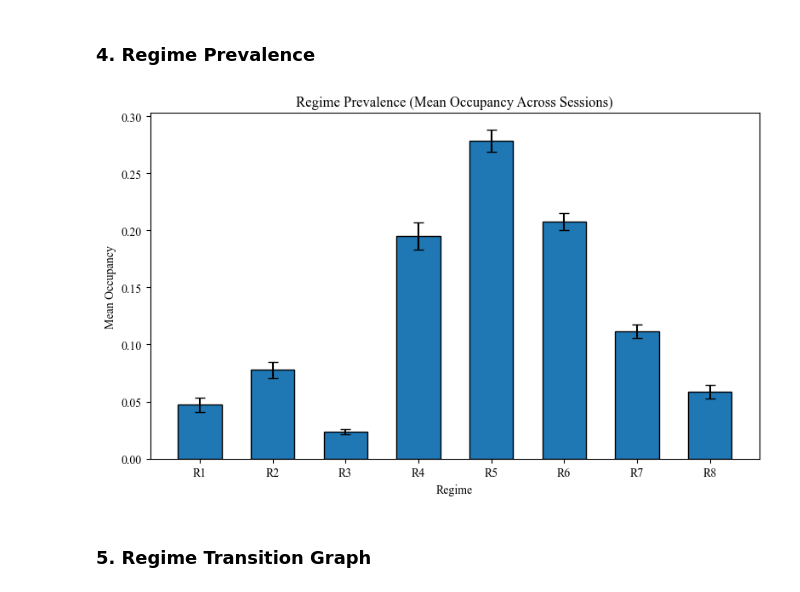
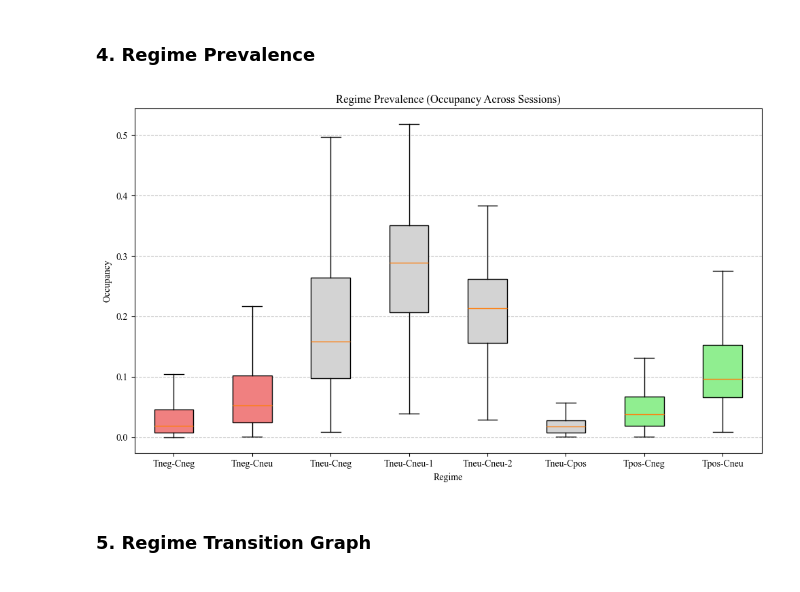
Before and after one commit to cartersale/Affect-Dynamics, a Jupyter notebook: notebooks/hmm_outputs.ipynb, the cells around one changed output. Cells and saved outputs as stored; diff of their text form; code cells hidden in the pictures.

Commit message:
add in missing util for plotting

```diff
--- a/notebooks/hmm_outputs.ipynb
+++ b/notebooks/hmm_outputs.ipynb
@@ -191,35 +248,42 @@ if 'A' in locals():
 ### 4. Regime Prevalence
 # %%
 def plot_regime_prevalence(decoded_df: pd.DataFrame, K: int, pT: np.ndarray, pC: np.ndarray, save_path=None):
-    """Bar plot of mean occupancy across sessions with error bars."""
+    """
+    Box plot of occupancy across sessions, sorted to match the emissions heatmap
+    and colored by therapist valence.
+    """
+    # Use the canonical ordering (same as emissions heatmap)
     order, regime_labels = _regime_order_and_labels(pT, pC)
 
     occ_cols = [f"occ_{k}" for k in range(K)]
     occ_data = decoded_df[occ_cols].to_numpy()
 
-    # Reorder according to canonical regime order
+    # Reorder data to canonical order
     occ_data_sorted = occ_data[:, order]
 
-    means = occ_data_sorted.mean(axis=0)
-    ses = occ_data_sorted.std(axis=0, ddof=1) / np.sqrt(len(occ_data_sorted))
+    # Colors by therapist valence in the sorted order
+    color_map = {"Tneg": "lightcoral", "Tneu": "lightgray", "Tpos": "lightgreen"}
+    colors = [color_map.get(label.split('-')[0], 'white') for label in regime_labels]
 
-    tick_labels = [label for label in regime_labels]
+    plt.figure(figsize=(10, 6))
+    box_plot = plt.boxplot(occ_data_sorted, labels=regime_labels, showfliers=False, patch_artist=True)
 
-    plt.figure(figsize=(8, 5))
-    plt.bar(tick_labels, means, yerr=ses, capsize=4, edgecolor='black', width=0.6)
+    for patch, color in zip(box_plot['boxes'], colors):
+        patch.set_facecolor(color)
 
-    plt.ylabel("Mean Occupancy")
+    plt.ylabel("Occupancy")
     plt.xlabel("Regime")
-    plt.title("Regime Prevalence (Mean Occupancy Across Sessions)")
+    plt.title("Regime Prevalence (Occupancy Across Sessions)")
+    plt.grid(axis='y', linestyle='--', alpha=0.7)
     plt.tight_layout()
     if save_path is not None:
         plt.savefig(save_path, format="svg")
     plt.show()
 
 if 'df_decoded' in locals():
     plot_regime_prevalence(df_decoded, best_K, pT, pC, save_path=ARTIFACTS_DIR / "regime_prevalence.svg")
 # %% [output]
-[figure, old version]
+[figure, new version]
 # %% [markdown]
 ### 5. Regime Transition Graph
 # %%
```
Also changed, not shown: parts of 6 cells of this notebook.
